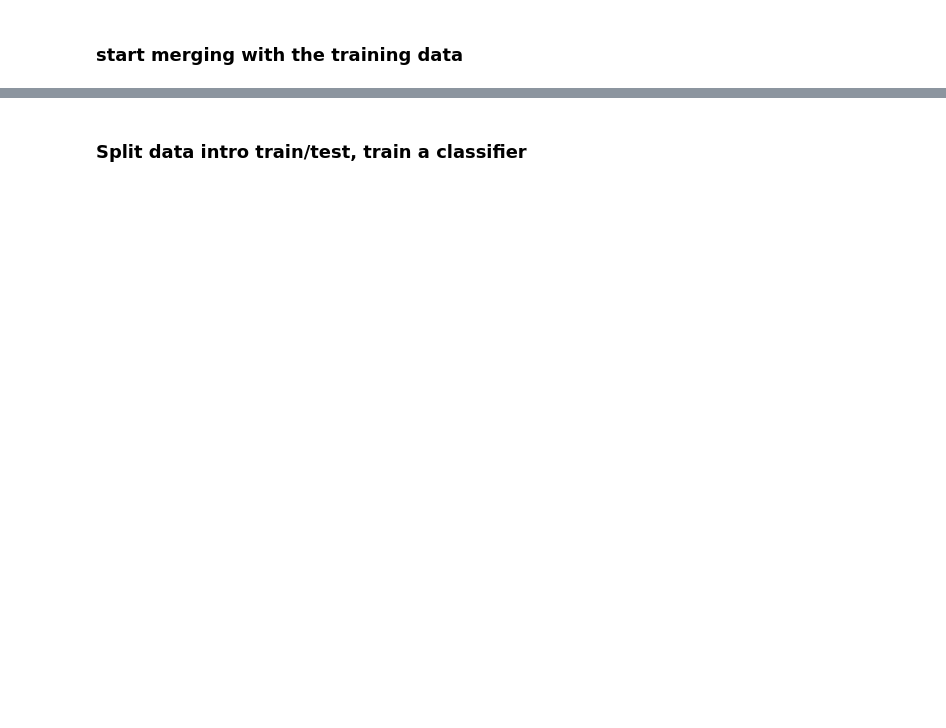
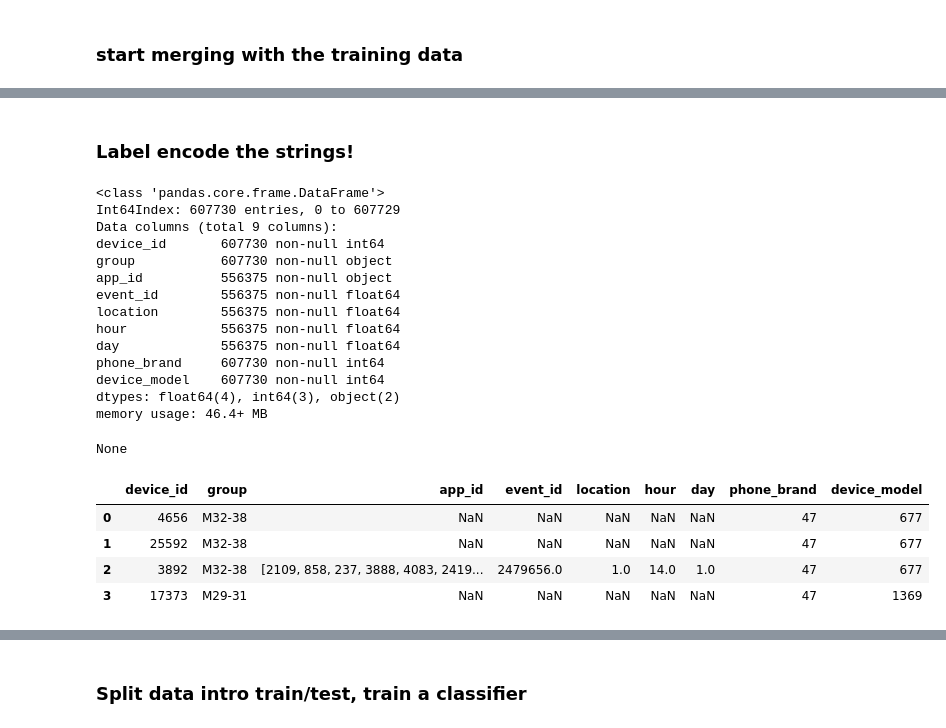
Before and after one commit to llathrop/Kagglescripts, a Jupyter notebook: TalkingData.ipynb, the cells around one changed output, grey strips where cells are left out. Saved outputs shown, nothing was run; the diff lists cells and outputs as text; code cells hidden in the pictures; blank space fills up the shorter version.

```diff
--- a/TalkingData.ipynb
+++ b/TalkingData.ipynb
@@ -554 +636,39 @@ None
 | 3 | -4938849341048082022 | M29-31 | NaN | NaN | NaN | NaN | NaN | 小米 | 红米note |
+# %% [markdown]
+
+### Label encode the strings!
+# %%
+device_modelLE =  LabelEncoder().fit(train_events['device_model'])
+train_events['device_model'] = device_modelLE.transform(train_events['device_model'])
+
+phone_brandLE =  LabelEncoder().fit(train_events['phone_brand'])
+train_events['phone_brand'] = phone_brandLE.transform(train_events['phone_brand'])
+()
+
+device_idLE =  LabelEncoder().fit(train_events['device_id'])
+train_events['device_id'] = device_idLE.transform(train_events['device_id'])
+()
+
+display(train_events.info())
+display(train_events.head(4))
+# %% [output]
+<class 'pandas.core.frame.DataFrame'>
+Int64Index: 607730 entries, 0 to 607729
+Data columns (total 9 columns):
+device_id       607730 non-null int64
+group           607730 non-null object
+app_id          556375 non-null object
+event_id        556375 non-null float64
+location        556375 non-null float64
+hour            556375 non-null float64
+day             556375 non-null float64
+phone_brand     607730 non-null int64
+device_model    607730 non-null int64
+dtypes: float64(4), int64(3), object(2)
+memory usage: 46.4+ MB
+None
+|  | device_id | group | app_id | event_id | location | hour | day | phone_brand | device_model |
+| 0 | 4656 | M32-38 | NaN | NaN | NaN | NaN | NaN | 47 | 677 |
+| 1 | 25592 | M32-38 | NaN | NaN | NaN | NaN | NaN | 47 | 677 |
+| 2 | 3892 | M32-38 | [2109, 858, 237, 3888, 4083, 2419... | 2479656.0 | 1.0 | 14.0 | 1.0 | 47 | 677 |
+| 3 | 17373 | M29-31 | NaN | NaN | NaN | NaN | NaN | 47 | 1369 |
```
Also changed, not shown: parts of 27 cells of this notebook.
